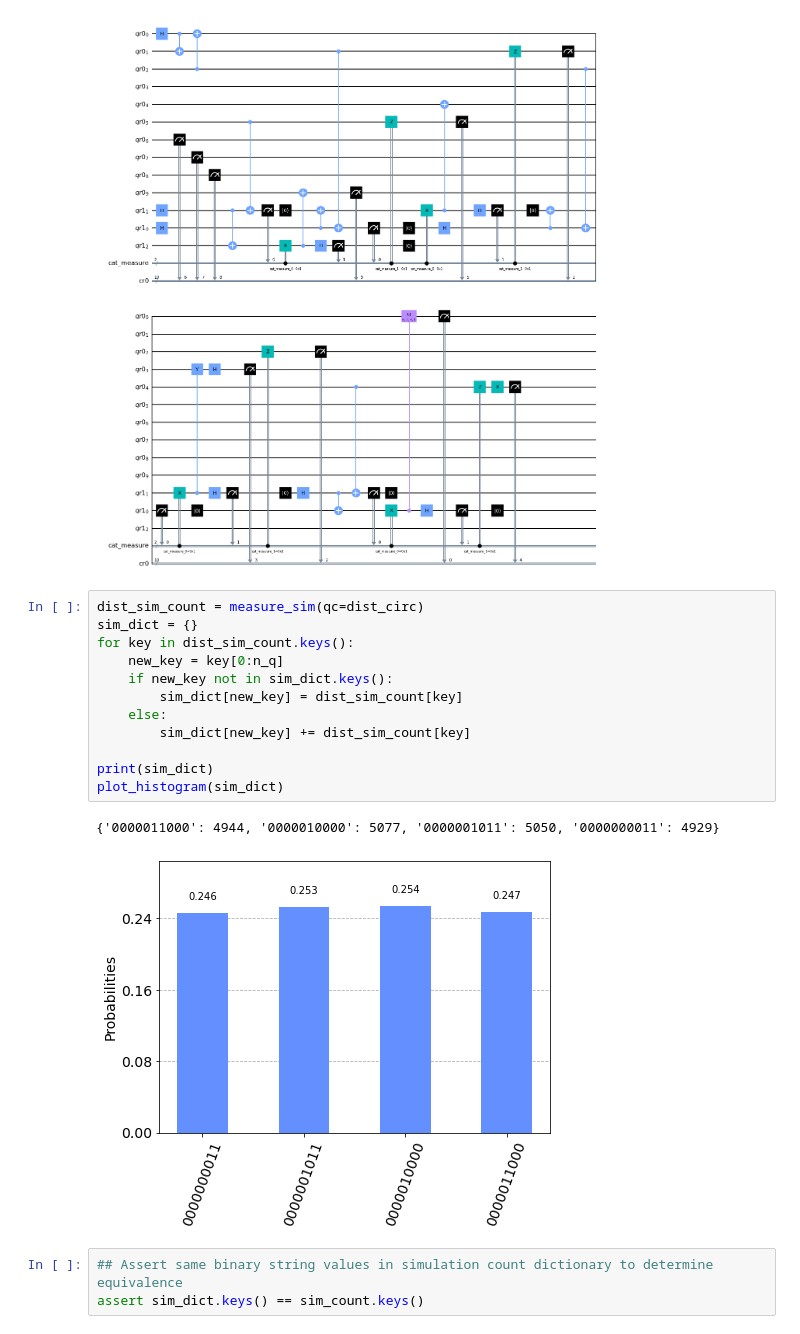
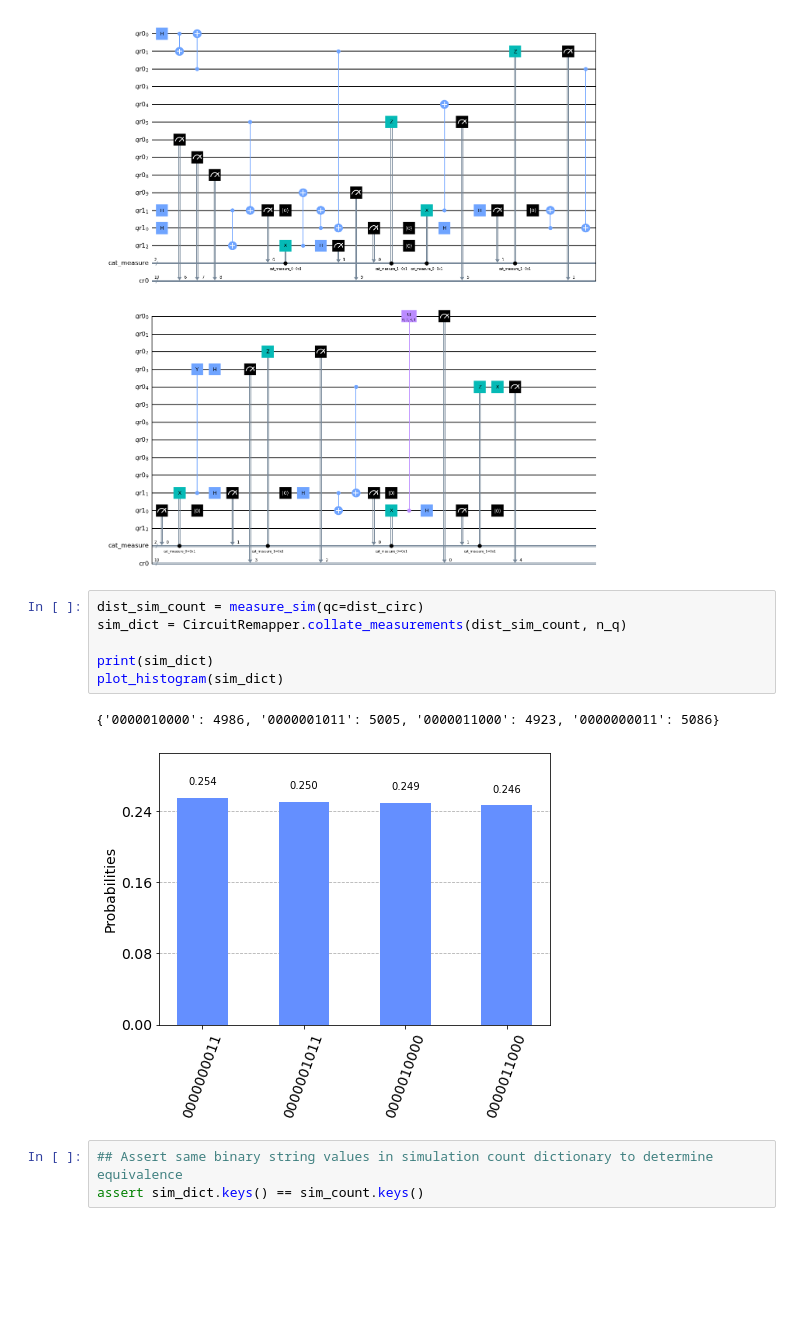
Before and after one commit to Interlin-q/diskit, a Jupyter notebook: distributed_qiskit/LayerByLayer.ipynb, the cells around one changed output. Cells and saved outputs as stored; diff of their text form; blank space fills up the shorter version.

Commit message:
Add method to collate measurements

```diff
--- a/distributed_qiskit/LayerByLayer.ipynb
+++ b/distributed_qiskit/LayerByLayer.ipynb
@@ -146,19 +146,13 @@ dist_circ.draw(output='mpl')
 [figure]
 # %%
 dist_sim_count = measure_sim(qc=dist_circ)
-sim_dict = {}
-for key in dist_sim_count.keys():
-    new_key = key[0:n_q]
-    if new_key not in sim_dict.keys():
-        sim_dict[new_key] = dist_sim_count[key]
-    else:
-        sim_dict[new_key] += dist_sim_count[key]
+sim_dict = CircuitRemapper.collate_measurements(dist_sim_count, n_q)
 
 print(sim_dict)
 plot_histogram(sim_dict)
 # %% [output]
-{'0000011000': 4944, '0000010000': 5077, '0000001011': 5050, '0000000011': 4929}
+{'0000010000': 4986, '0000001011': 5005, '0000011000': 4923, '0000000011': 5086}
-[figure, old version]
+[figure, new version]
 # %%
 ## Assert same binary string values in simulation count dictionary to determine equivalence
 assert sim_dict.keys() == sim_count.keys()
```
Also changed, not shown: parts of 3 cells of this notebook, 1 other file.
